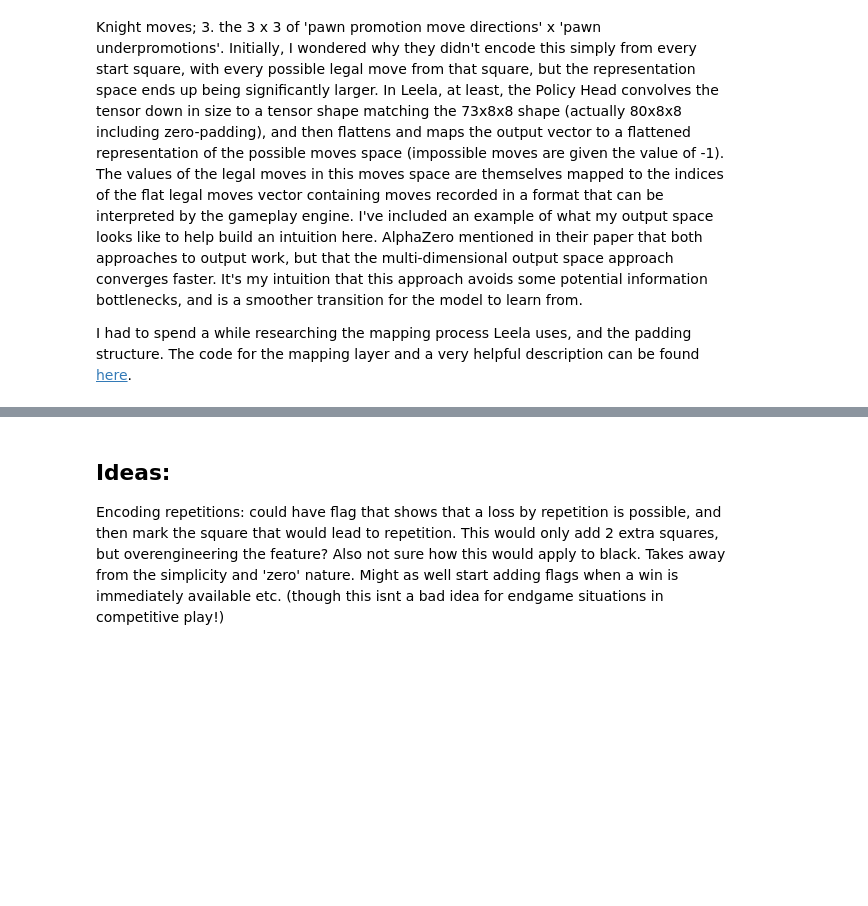
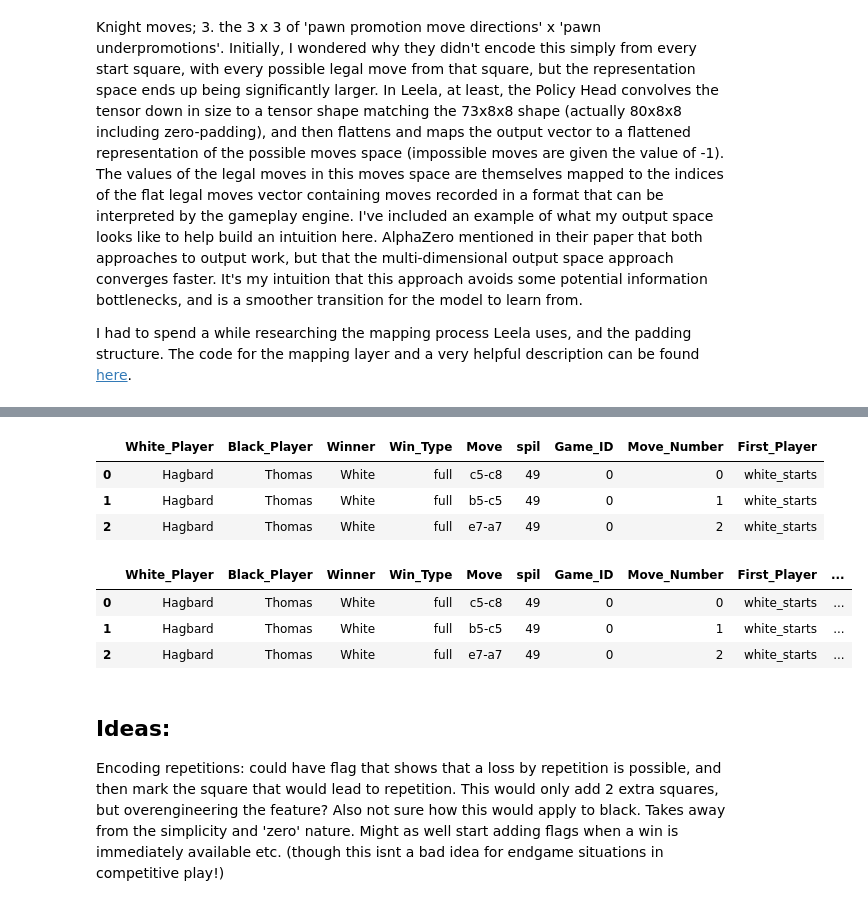
Before and after one commit to pemabi/tafl, a Jupyter notebook: muninn/tablut/tablut_rl.ipynb, the cells around one changed output, grey strips where cells are left out. Cells and saved outputs as stored; diff of their text form; code cells hidden in the pictures; blank space fills up the shorter version.

Commit message:
sucessfully can input to model and get results. currently working on generating training data from scraped games to test model training.

```diff
--- a/muninn/tablut/tablut_rl.ipynb
+++ b/muninn/tablut/tablut_rl.ipynb
@@ -667,0 +773,31 @@ Model: "functional_33"
+# %%
+# 1. LOAD DATA
+import pandas as pd
+
+file_path = '../../data/tablut_games_clean.csv'
+df = pd.read_csv(file_path)
+df.head(3)
+# %% [output]
+|  | White_Player | Black_Player | Winner | Win_Type | Move | spil | Game_ID | Move_Number | First_Player |
+| 0 | Hagbard | Thomas | White | full | c5-c8 | 49 | 0 | 0 | white_starts |
+| 1 | Hagbard | Thomas | White | full | b5-c5 | 49 | 0 | 1 | white_starts |
+| 2 | Hagbard | Thomas | White | full | e7-a7 | 49 | 0 | 2 | white_starts |
+# %%
+# TRANSLATE MOVE FORMAT TO TUPLES FOR ENGINE INPUT
+file_to_index = {chr(i): i - ord('a') for i in range(ord('a'), ord('i') + 1)}
+
+def translate_move(move):
+    from_col = file_to_index[move[0]]
+    from_row = int(move[1])
+    to_col = file_to_index[move[3]]
+    to_row = int(move[4])
+
+    return ((from_row, from_col), (to_row, to_col)) # flipping the file/row order to match with engine input, but uneccesary due to transvariance
+
+df['Move_Encoded'] = df['Move'].apply(translate_move)
+df.head(3)
+# %% [output]
+|  | White_Player | Black_Player | Winner | Win_Type | Move | spil | Game_ID | Move_Number | First_Player | ... |
+| 0 | Hagbard | Thomas | White | full | c5-c8 | 49 | 0 | 0 | white_starts | ... |
+| 1 | Hagbard | Thomas | White | full | b5-c5 | 49 | 0 | 1 | white_starts | ... |
+| 2 | Hagbard | Thomas | White | full | e7-a7 | 49 | 0 | 2 | white_starts | ... |
```
Also changed, not shown: parts of 11 cells of this notebook, 2 other files.
